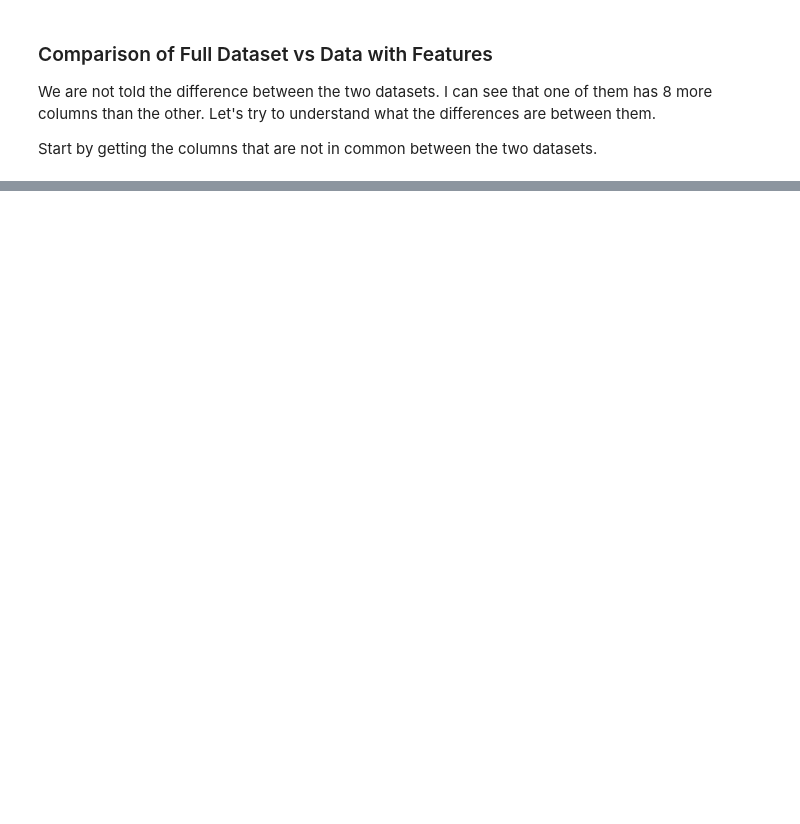
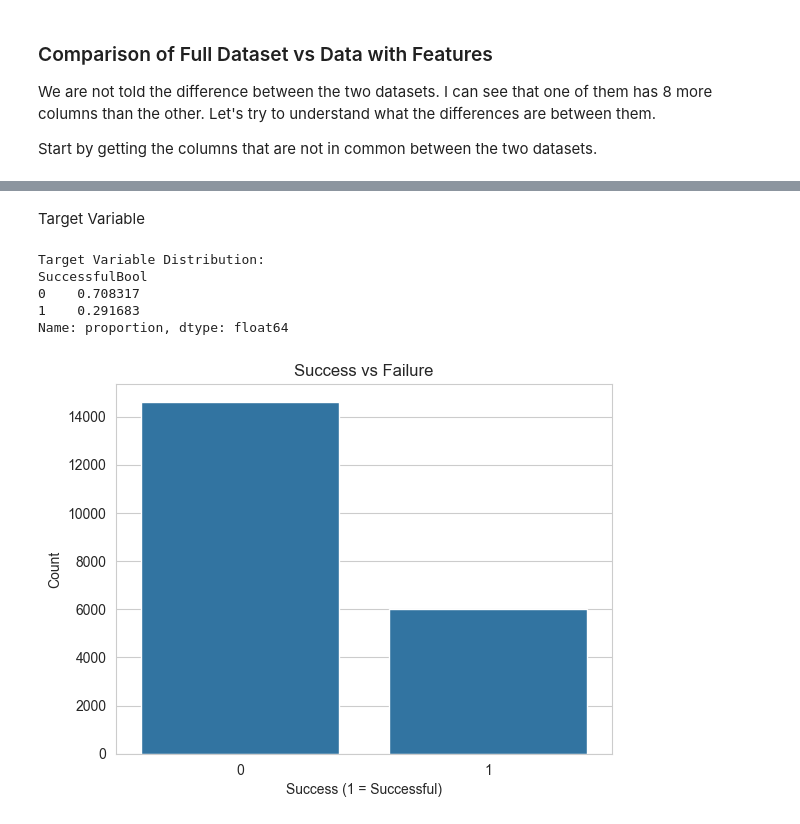
Before and after one commit to zarahtau/kickstarter-project-success-predictions, a Jupyter notebook: notebooks/eda.ipynb, the cells around one changed output, grey strips where cells are left out. Saved outputs shown, nothing was run; the diff lists cells and outputs as text; code cells hidden in the pictures; blank space fills up the shorter version.

```diff
--- a/notebooks/eda.ipynb
+++ b/notebooks/eda.ipynb
@@ -231,0 +550,18 @@ print(cols_not_in_common)
+# %% [markdown]
+Target Variable
+# %%
+print("\nTarget Variable Distribution:")
+print(df['SuccessfulBool'].value_counts(normalize=True))
+
+sns.countplot(x='SuccessfulBool', data=df)
+plt.title("Success vs Failure")
+plt.xlabel("Success (1 = Successful)")
+plt.ylabel("Count")
+plt.show()
+# %% [output]
+Target Variable Distribution:
+SuccessfulBool
+0    0.708317
+1    0.291683
+Name: proportion, dtype: float64
+[figure, added]
```
Also changed, not shown: parts of 43 cells of this notebook.
